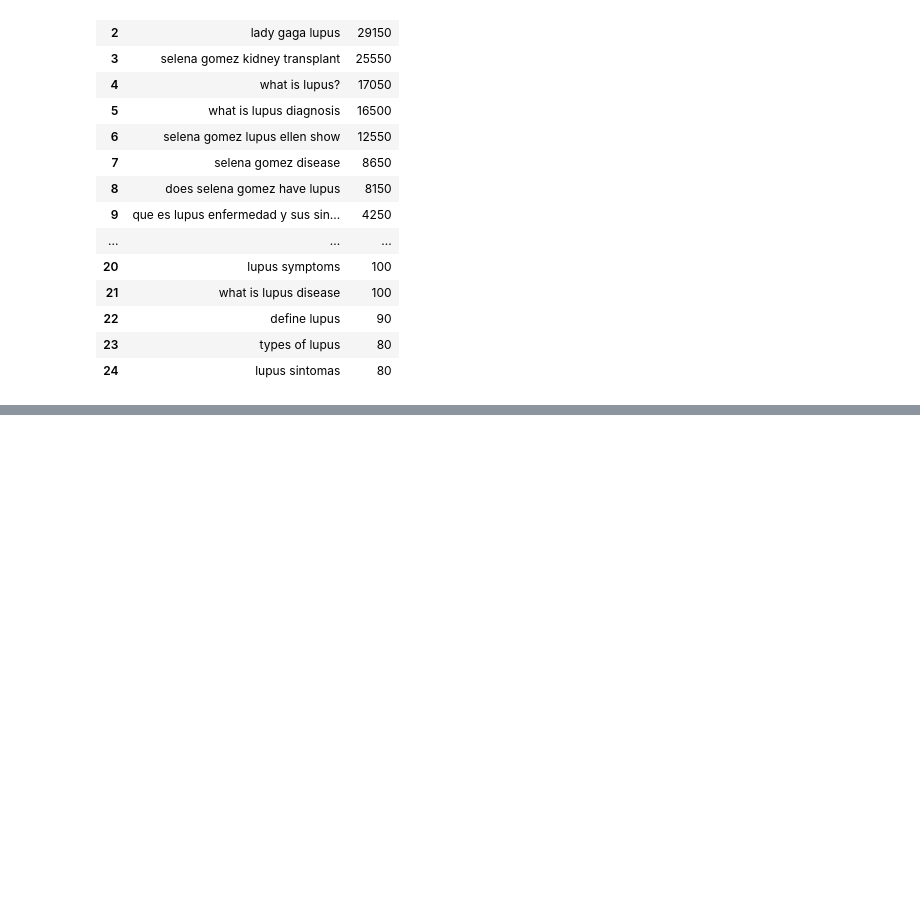
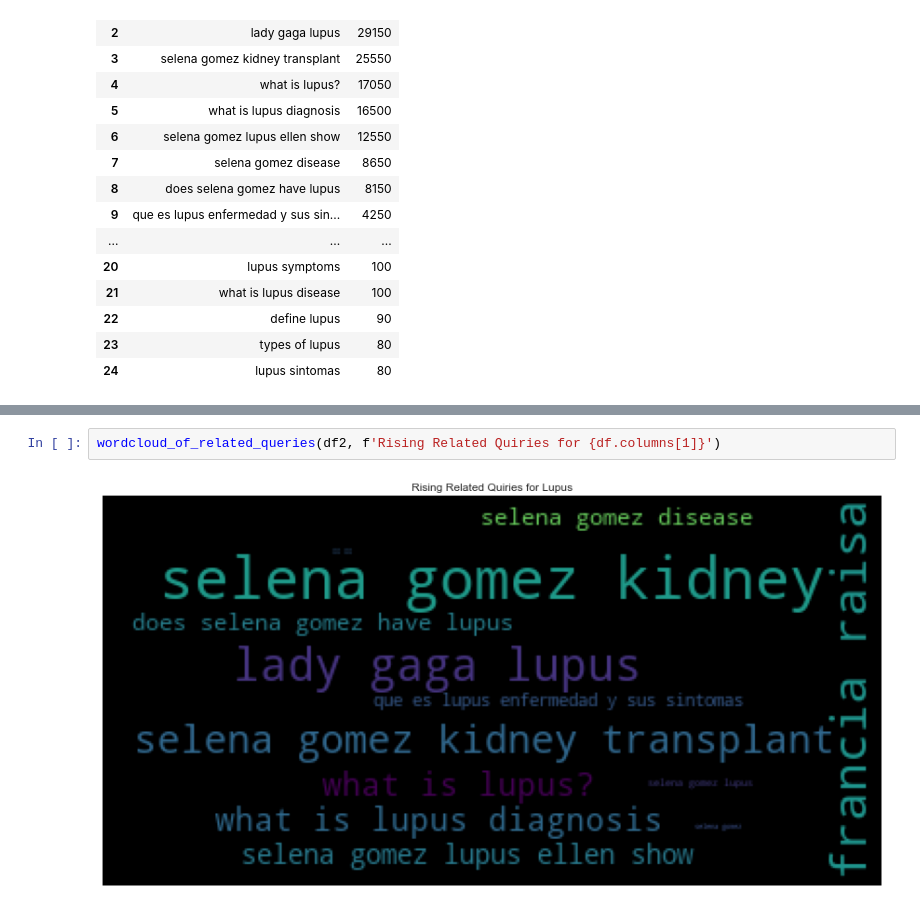
Before and after one commit to kkrusere/Cultural-Health-Moments, a Jupyter notebook: Cultural_Health Moments.ipynb, the cells around one changed output, grey strips where cells are left out. Drawn from its saved outputs; the diff is of its cells as text; blank space fills up the shorter version.

```diff
--- a/Cultural_Health Moments.ipynb
+++ b/Cultural_Health Moments.ipynb
@@ -337,0 +350,4 @@ x
+# %%
+wordcloud_of_related_queries(df2, f'Rising Related Quiries for {df.columns[1]}')
+# %% [output]
+[figure, added]
```
Also changed, not shown: parts of 7 cells of this notebook.
